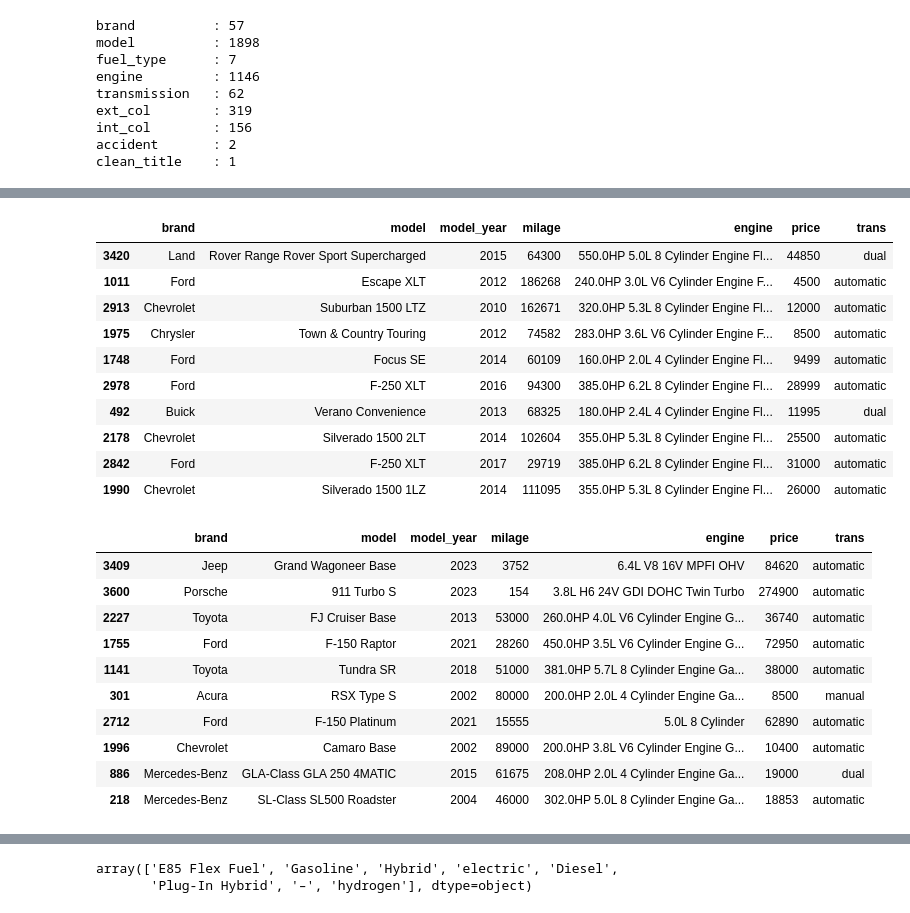
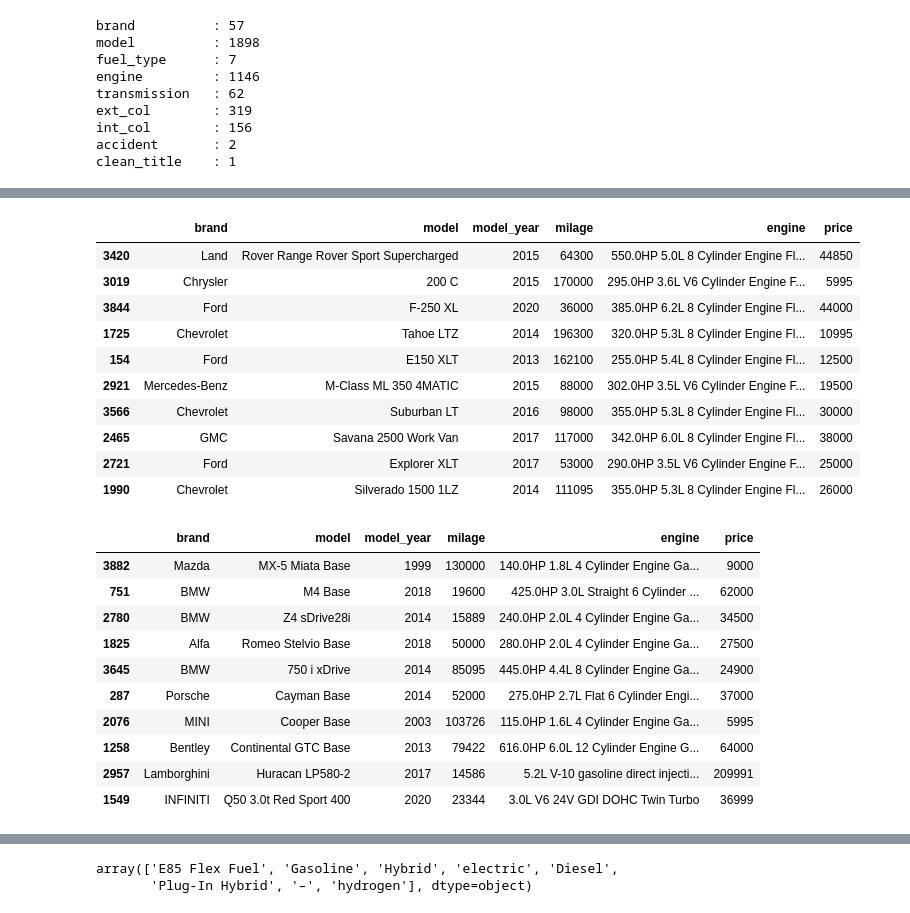
Before and after one commit to PabloJRW/used-car-price-prediction, a Jupyter notebook: notebooks/EDA.ipynb, the cells around one changed output, grey strips where cells are left out. Drawn from its saved outputs; the diff is of its cells as text; code cells hidden in the pictures.

```diff
--- a/notebooks/EDA.ipynb
+++ b/notebooks/EDA.ipynb
@@ -106,34 +106,34 @@ hydrogen
 [None, None, None, None, None, None, None, None]
 # %%
 # Características de los autos que funcionan con combustible 'E85 Flex Fuel'
-df[df['fuel_type']=='E85 Flex Fuel'][['brand','model','model_year','milage','engine','price','trans']].sample(10)
+df[df['fuel_type']=='E85 Flex Fuel'][['brand','model','model_year','milage','engine','price']].sample(10)
 # %% [output]
-|  | brand | model | model_year | milage | engine | price | trans |
-| 3420 | Land | Rover Range Rover Sport Supercharged | 2015 | 64300 | 550.0HP 5.0L 8 Cylinder Engine Fl... | 44850 | dual |
-| 1011 | Ford | Escape XLT | 2012 | 186268 | 240.0HP 3.0L V6 Cylinder Engine F... | 4500 | automatic |
-| 2913 | Chevrolet | Suburban 1500 LTZ | 2010 | 162671 | 320.0HP 5.3L 8 Cylinder Engine Fl... | 12000 | automatic |
-| 1975 | Chrysler | Town & Country Touring | 2012 | 74582 | 283.0HP 3.6L V6 Cylinder Engine F... | 8500 | automatic |
-| 1748 | Ford | Focus SE | 2014 | 60109 | 160.0HP 2.0L 4 Cylinder Engine Fl... | 9499 | automatic |
-| 2978 | Ford | F-250 XLT | 2016 | 94300 | 385.0HP 6.2L 8 Cylinder Engine Fl... | 28999 | automatic |
-| 492 | Buick | Verano Convenience | 2013 | 68325 | 180.0HP 2.4L 4 Cylinder Engine Fl... | 11995 | dual |
-| 2178 | Chevrolet | Silverado 1500 2LT | 2014 | 102604 | 355.0HP 5.3L 8 Cylinder Engine Fl... | 25500 | automatic |
-| 2842 | Ford | F-250 XLT | 2017 | 29719 | 385.0HP 6.2L 8 Cylinder Engine Fl... | 31000 | automatic |
-| 1990 | Chevrolet | Silverado 1500 1LZ | 2014 | 111095 | 355.0HP 5.3L 8 Cylinder Engine Fl... | 26000 | automatic |
+|  | brand | model | model_year | milage | engine | price |
+| 3420 | Land | Rover Range Rover Sport Supercharged | 2015 | 64300 | 550.0HP 5.0L 8 Cylinder Engine Fl... | 44850 |
+| 3019 | Chrysler | 200 C | 2015 | 170000 | 295.0HP 3.6L V6 Cylinder Engine F... | 5995 |
+| 3844 | Ford | F-250 XL | 2020 | 36000 | 385.0HP 6.2L 8 Cylinder Engine Fl... | 44000 |
+| 1725 | Chevrolet | Tahoe LTZ | 2014 | 196300 | 320.0HP 5.3L 8 Cylinder Engine Fl... | 10995 |
+| 154 | Ford | E150 XLT | 2013 | 162100 | 255.0HP 5.4L 8 Cylinder Engine Fl... | 12500 |
+| 2921 | Mercedes-Benz | M-Class ML 350 4MATIC | 2015 | 88000 | 302.0HP 3.5L V6 Cylinder Engine F... | 19500 |
+| 3566 | Chevrolet | Suburban LT | 2016 | 98000 | 355.0HP 5.3L 8 Cylinder Engine Fl... | 30000 |
+| 2465 | GMC | Savana 2500 Work Van | 2017 | 117000 | 342.0HP 6.0L 8 Cylinder Engine Fl... | 38000 |
+| 2721 | Ford | Explorer XLT | 2017 | 53000 | 290.0HP 3.5L V6 Cylinder Engine F... | 25000 |
+| 1990 | Chevrolet | Silverado 1500 1LZ | 2014 | 111095 | 355.0HP 5.3L 8 Cylinder Engine Fl... | 26000 |
 # %%
 # Características de los autos que funcionan con combustible 'Gasoline'
-df[df['fuel_type']=='Gasoline'][['brand','model','model_year','milage','engine','price','trans']].sample(10)
+df[df['fuel_type']=='Gasoline'][['brand','model','model_year','milage','engine','price']].sample(10)
 # %% [output]
-|  | brand | model | model_year | milage | engine | price | trans |
-| 3409 | Jeep | Grand Wagoneer Base | 2023 | 3752 | 6.4L V8 16V MPFI OHV | 84620 | automatic |
-| 3600 | Porsche | 911 Turbo S | 2023 | 154 | 3.8L H6 24V GDI DOHC Twin Turbo | 274900 | automatic |
-| 2227 | Toyota | FJ Cruiser Base | 2013 | 53000 | 260.0HP 4.0L V6 Cylinder Engine G... | 36740 | automatic |
-| 1755 | Ford | F-150 Raptor | 2021 | 28260 | 450.0HP 3.5L V6 Cylinder Engine G... | 72950 | automatic |
-| 1141 | Toyota | Tundra SR | 2018 | 51000 | 381.0HP 5.7L 8 Cylinder Engine Ga... | 38000 | automatic |
-| 301 | Acura | RSX Type S | 2002 | 80000 | 200.0HP 2.0L 4 Cylinder Engine Ga... | 8500 | manual |
-| 2712 | Ford | F-150 Platinum | 2021 | 15555 | 5.0L 8 Cylinder | 62890 | automatic |
-| 1996 | Chevrolet | Camaro Base | 2002 | 89000 | 200.0HP 3.8L V6 Cylinder Engine G... | 10400 | automatic |
-| 886 | Mercedes-Benz | GLA-Class GLA 250 4MATIC | 2015 | 61675 | 208.0HP 2.0L 4 Cylinder Engine Ga... | 19000 | dual |
-| 218 | Mercedes-Benz | SL-Class SL500 Roadster | 2004 | 46000 | 302.0HP 5.0L 8 Cylinder Engine Ga... | 18853 | automatic |
+|  | brand | model | model_year | milage | engine | price |
+| 3882 | Mazda | MX-5 Miata Base | 1999 | 130000 | 140.0HP 1.8L 4 Cylinder Engine Ga... | 9000 |
+| 751 | BMW | M4 Base | 2018 | 19600 | 425.0HP 3.0L Straight 6 Cylinder ... | 62000 |
+| 2780 | BMW | Z4 sDrive28i | 2014 | 15889 | 240.0HP 2.0L 4 Cylinder Engine Ga... | 34500 |
+| 1825 | Alfa | Romeo Stelvio Base | 2018 | 50000 | 280.0HP 2.0L 4 Cylinder Engine Ga... | 27500 |
+| 3645 | BMW | 750 i xDrive | 2014 | 85095 | 445.0HP 4.4L 8 Cylinder Engine Ga... | 24900 |
+| 287 | Porsche | Cayman Base | 2014 | 52000 | 275.0HP 2.7L Flat 6 Cylinder Engi... | 37000 |
+| 2076 | MINI | Cooper Base | 2003 | 103726 | 115.0HP 1.6L 4 Cylinder Engine Ga... | 5995 |
+| 1258 | Bentley | Continental GTC Base | 2013 | 79422 | 616.0HP 6.0L 12 Cylinder Engine G... | 64000 |
+| 2957 | Lamborghini | Huracan LP580-2 | 2017 | 14586 | 5.2L V-10 gasoline direct injecti... | 209991 |
+| 1549 | INFINITI | Q50 3.0t Red Sport 400 | 2020 | 23344 | 3.0L V6 24V GDI DOHC Twin Turbo | 36999 |
 # %%
 df[df['fuel_type']=='Gasoline'][['engine']].sample(10)
 # %% [output]
```
Also changed, not shown: parts of 7 cells of this notebook.
